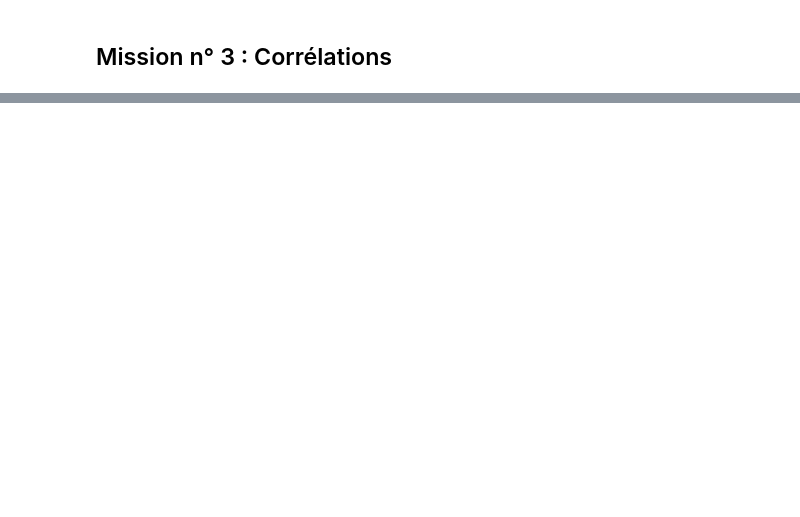
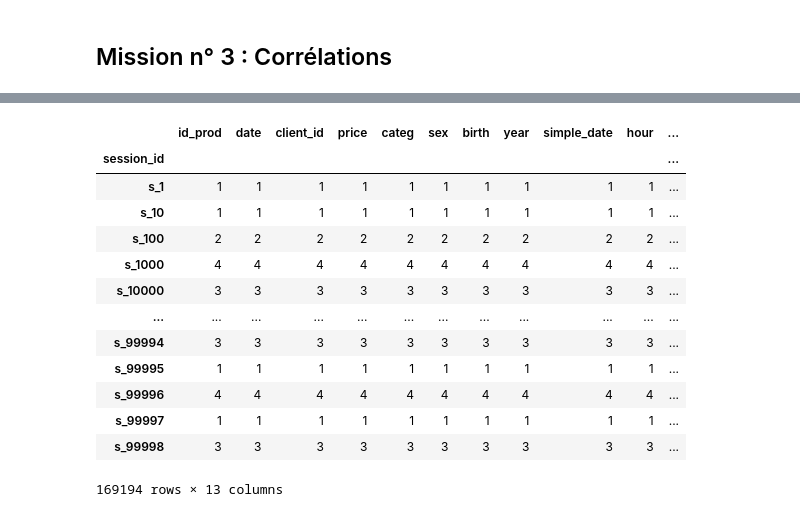
Before and after one commit to lilifull/Brief_7, a Jupyter notebook: Analyse_Librairie.ipynb, the cells around one changed output, grey strips where cells are left out. Cells and saved outputs as stored; diff of their text form; code cells hidden in the pictures; blank space fills up the shorter version.

```diff
--- a/Analyse_Librairie.ipynb
+++ b/Analyse_Librairie.ipynb
@@ -237,0 +406,18 @@ Name: sex, dtype: int64
+# %%
+df_panier_age = df_all.groupby('session_id').count()
+df_panier_age
+# %% [output]
+|  | id_prod | date | client_id | price | categ | sex | birth | year | simple_date | hour | ... |
+| session_id |  |  |  |  |  |  |  |  |  |  | ... |
+| s_1 | 1 | 1 | 1 | 1 | 1 | 1 | 1 | 1 | 1 | 1 | ... |
+| s_10 | 1 | 1 | 1 | 1 | 1 | 1 | 1 | 1 | 1 | 1 | ... |
+| s_100 | 2 | 2 | 2 | 2 | 2 | 2 | 2 | 2 | 2 | 2 | ... |
+| s_1000 | 4 | 4 | 4 | 4 | 4 | 4 | 4 | 4 | 4 | 4 | ... |
+| s_10000 | 3 | 3 | 3 | 3 | 3 | 3 | 3 | 3 | 3 | 3 | ... |
+| ... | ... | ... | ... | ... | ... | ... | ... | ... | ... | ... | ... |
+| s_99994 | 3 | 3 | 3 | 3 | 3 | 3 | 3 | 3 | 3 | 3 | ... |
+| s_99995 | 1 | 1 | 1 | 1 | 1 | 1 | 1 | 1 | 1 | 1 | ... |
+| s_99996 | 4 | 4 | 4 | 4 | 4 | 4 | 4 | 4 | 4 | 4 | ... |
+| s_99997 | 1 | 1 | 1 | 1 | 1 | 1 | 1 | 1 | 1 | 1 | ... |
+| s_99998 | 3 | 3 | 3 | 3 | 3 | 3 | 3 | 3 | 3 | 3 | ... |
+169194 rows × 13 columns
```
Also changed, not shown: parts of 28 cells of this notebook.
